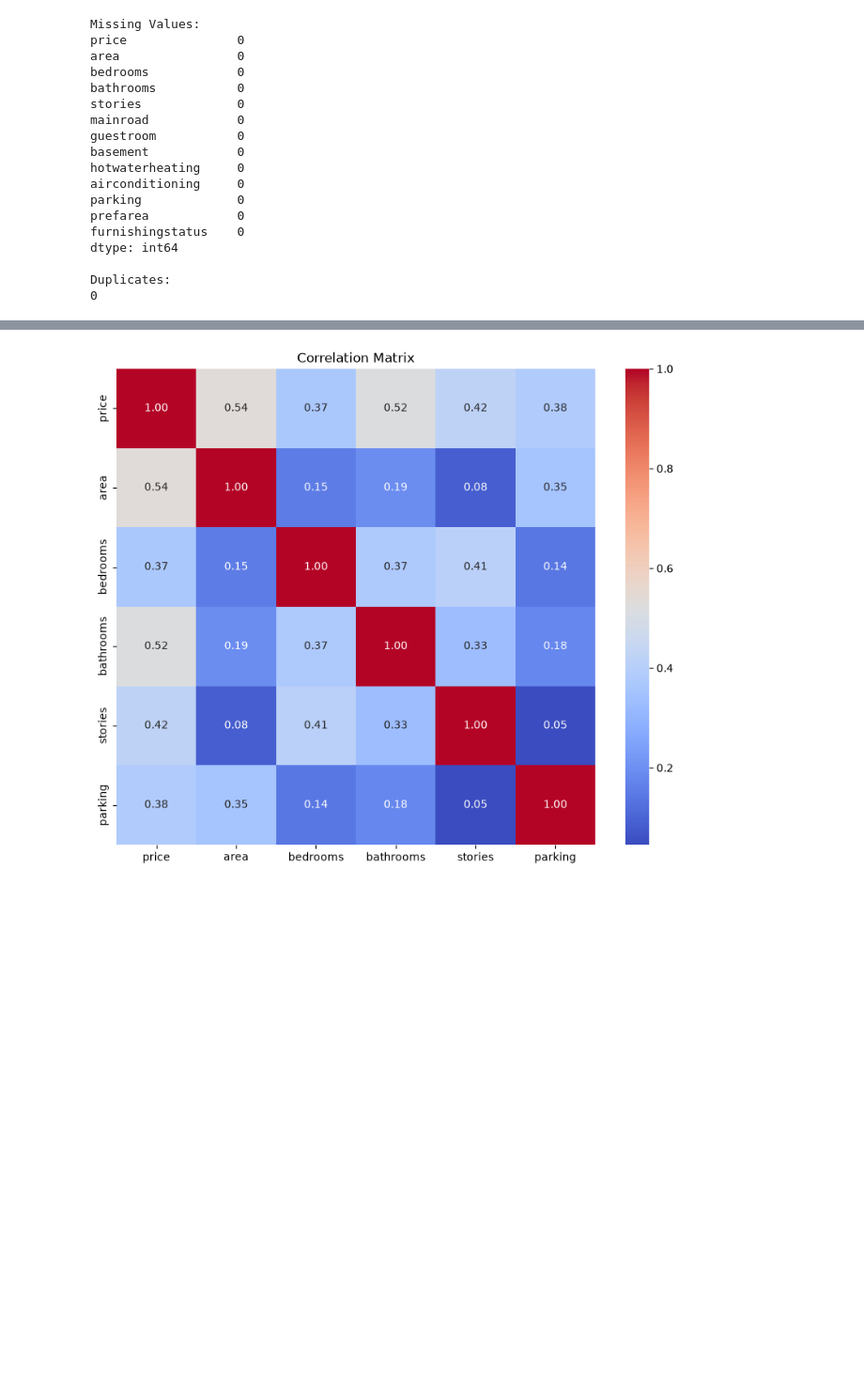
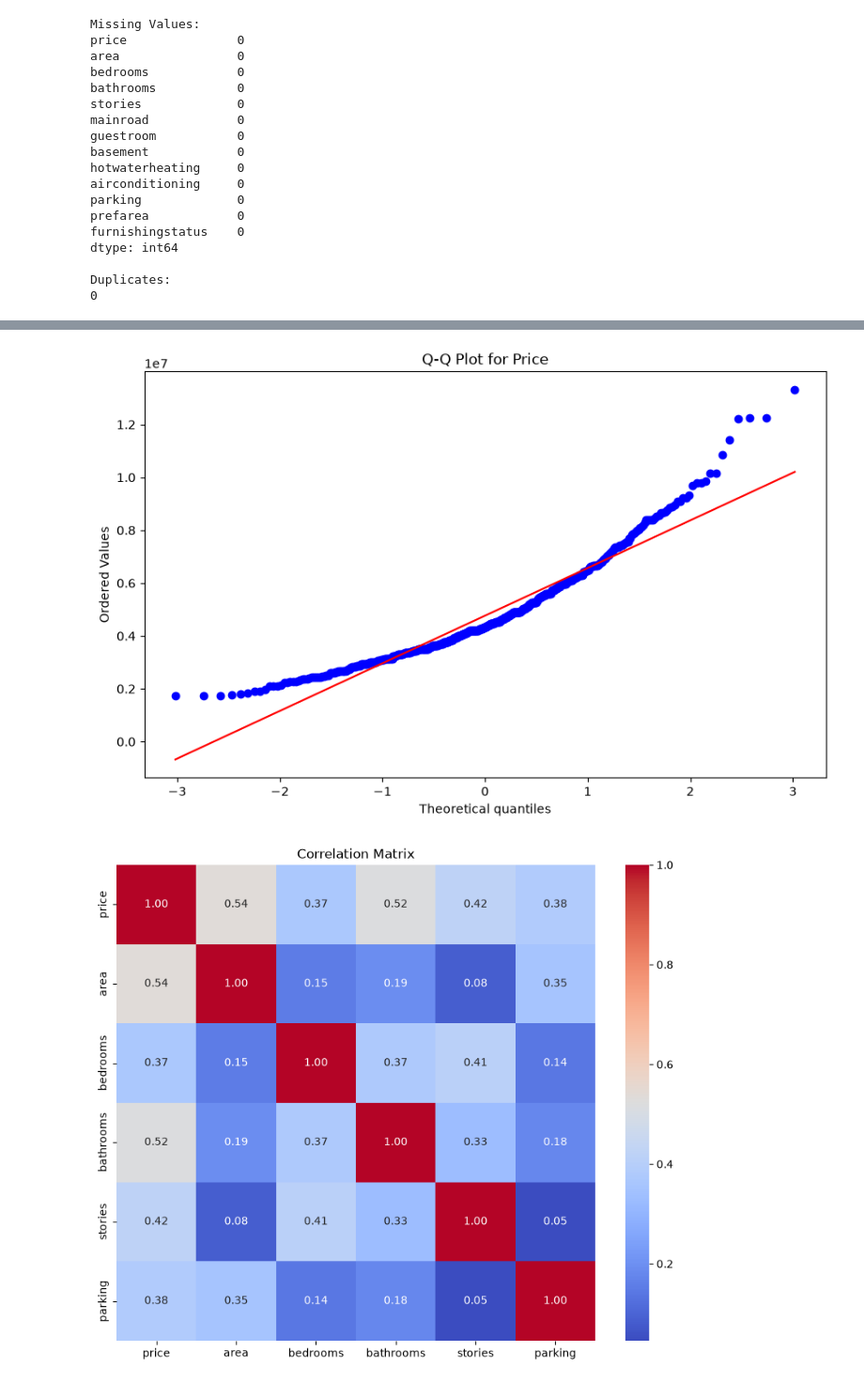
Before and after one commit to Kl0d3/AI-Research-and-Engineering, a Jupyter notebook: Machine-Learning/Supervised-Machine-Learning/Regression-Problems/Multiple-Regression/Housing-Prices-Prediction-Problem/housing_pricing_prediction_problem.ipynb, the cells around one changed output, grey strips where cells are left out. Shown at 94% size. Drawn from its saved outputs; the diff is of its cells as text; code cells hidden in the pictures; blank space fills up the shorter version.

```diff
--- a/Machine-Learning/Supervised-Machine-Learning/Regression-Problems/Multiple-Regression/Housing-Prices-Prediction-Problem/housing_pricing_prediction_problem.ipynb
+++ b/Machine-Learning/Supervised-Machine-Learning/Regression-Problems/Multiple-Regression/Housing-Prices-Prediction-Problem/housing_pricing_prediction_problem.ipynb
@@ -99,3 +110,11 @@ plt.show()
+# %%
+# Q-Q Plot
+plt.figure(figsize=(10, 6))
+stats.probplot(housing_df['price'], dist='norm', plot=plt)
+plt.title("Q-Q Plot for Price")
+plt.show()
+# %% [output]
+[figure, added]
 # %%
 # Correlation Heatmap
 plt.figure(figsize=(10, 8))
```
Also changed, not shown: parts of 8 cells of this notebook.
